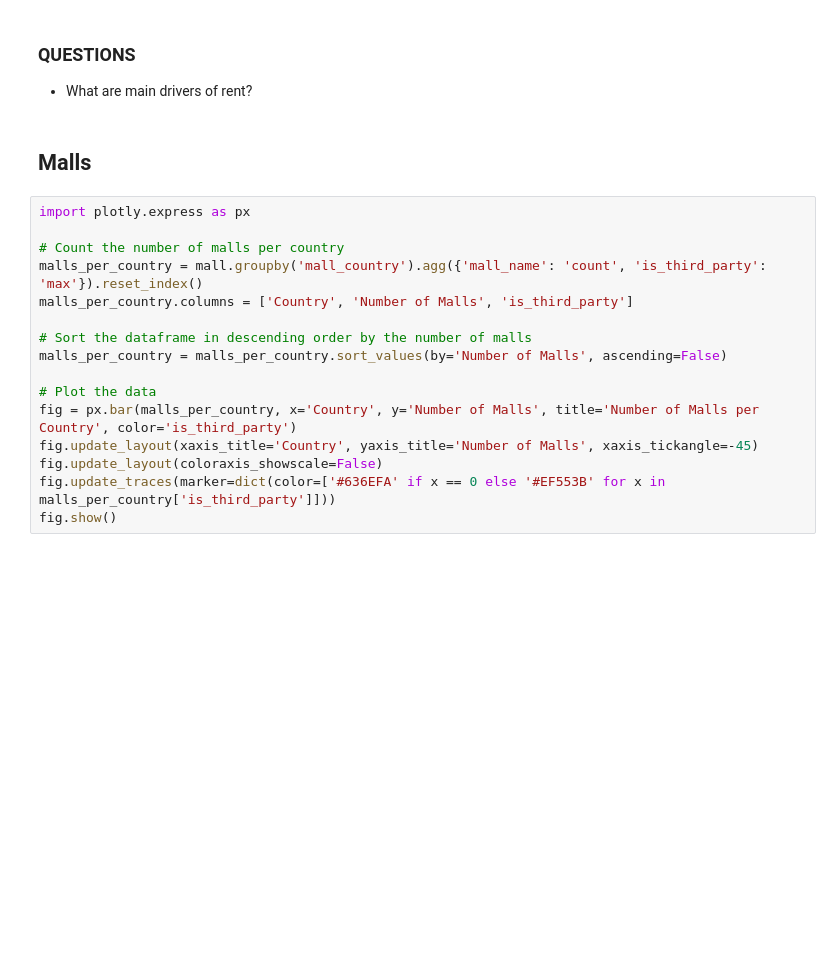
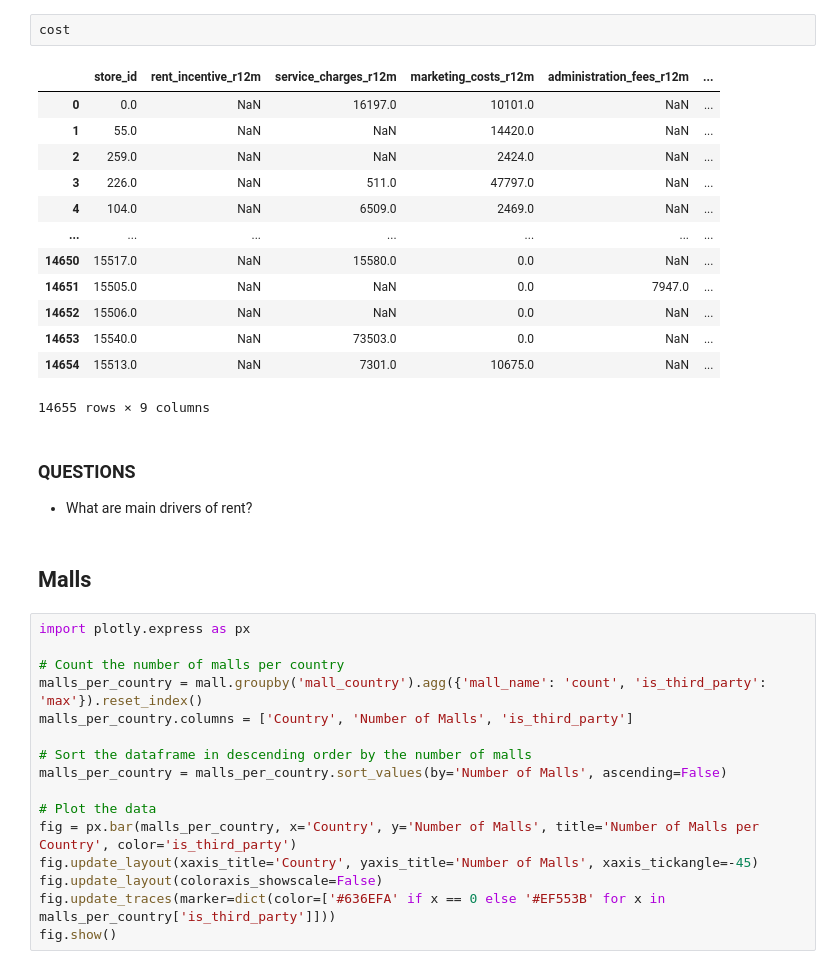
Before and after one commit to julescrevola/urw_challenge, a Jupyter notebook: notebooks/eda_starter.ipynb, the cells around one changed output. Cells and saved outputs as stored; diff of their text form; blank space fills up the shorter version.

```diff
--- a/notebooks/eda_starter.ipynb
+++ b/notebooks/eda_starter.ipynb
@@ -36,6 +42,22 @@ mall_to_external_mall = store_index.join(store_to_external_mall, on='store_id',
 mall_to_external_mall = mall_to_external_mall.dropna().drop_duplicates()
 
 traffic_block_level = traffic_block_level[traffic_block_level['days_with_traffic_data'] >= 5]
+# %%
+cost
+# %% [output]
+|  | store_id | rent_incentive_r12m | service_charges_r12m | marketing_costs_r12m | administration_fees_r12m | ... |
+| 0 | 0.0 | NaN | 16197.0 | 10101.0 | NaN | ... |
+| 1 | 55.0 | NaN | NaN | 14420.0 | NaN | ... |
+| 2 | 259.0 | NaN | NaN | 2424.0 | NaN | ... |
+| 3 | 226.0 | NaN | 511.0 | 47797.0 | NaN | ... |
+| 4 | 104.0 | NaN | 6509.0 | 2469.0 | NaN | ... |
+| ... | ... | ... | ... | ... | ... | ... |
+| 14650 | 15517.0 | NaN | 15580.0 | 0.0 | NaN | ... |
+| 14651 | 15505.0 | NaN | NaN | 0.0 | 7947.0 | ... |
+| 14652 | 15506.0 | NaN | NaN | 0.0 | NaN | ... |
+| 14653 | 15540.0 | NaN | 73503.0 | 0.0 | NaN | ... |
+| 14654 | 15513.0 | NaN | 7301.0 | 10675.0 | NaN | ... |
+14655 rows × 9 columns
 # %% [markdown]
 ### QUESTIONS
 - What are main drivers of rent?
```
Also changed, not shown: parts of 19 cells of this notebook.
